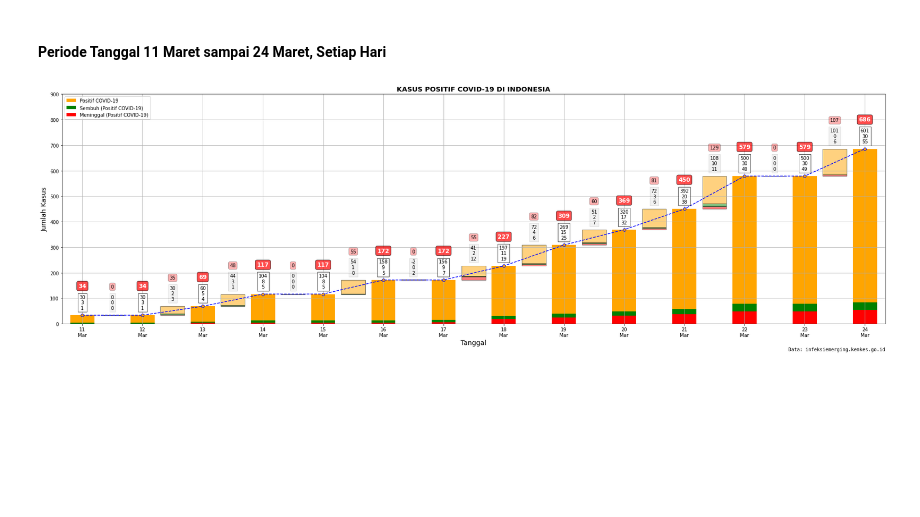
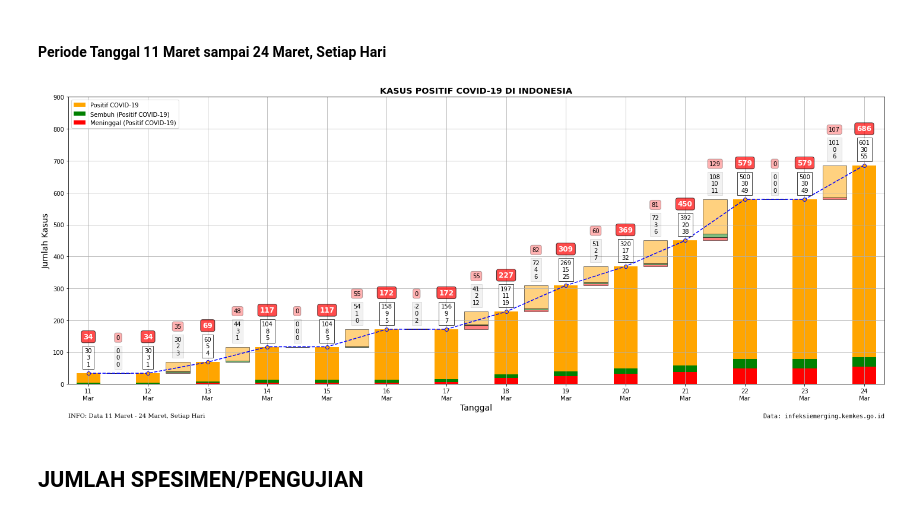
Before and after one commit to taruma/inkovis, a Jupyter notebook: notebook/inkovis_nb.ipynb, the cells around one changed output. Drawn from its saved outputs; the diff is of its cells as text; code cells hidden in the pictures; blank space fills up the shorter version.

Commit message:
UPDATE: Jumlah Spesimen / Pemeriksaan / Uji

```diff
--- a/notebook/inkovis_nb.ipynb
+++ b/notebook/inkovis_nb.ipynb
@@ -56,6 +56,8 @@ dataset.head()
 | 2020-02-22 | 121 | 0 | 0 | 0 | 121 | 0 | 0 |
 # %% [markdown]
 # VISUALISASI DATA
+# %%
+FIG_SIZE = (20, 8)
 # %% [markdown]
 ## JUMLAH KASUS POSITIF COVID-19 DI INDONESIA
 # %% [markdown]
@@ -209,7 +211,7 @@ def plot_covid_case(
     ax.text(
         0, -0.1, text_left,
         horizontalalignment='left',
-        verticalalignment='top', style='normal',
+        verticalalignment='top', style='normal', family='serif',
         transform = ax.transAxes
     )
 
@@ -246,8 +252,11 @@ plot_covid_case(raw_dataset, ax, mask=('2020-03', None), days=2)
 # %% [markdown]
 #### Periode Tanggal 11 Maret sampai 24 Maret, Setiap Hari
 # %%
-fig, ax = plt.subplots(figsize=(25,8))
+fig, ax = plt.subplots(figsize=FIG_SIZE)
 
-plot_covid_case(raw_dataset, ax, mask=('2020-03-11', '2020-03-24'), days=1)
+plot_covid_case(raw_dataset, ax, mask=('2020-03-11', '2020-03-24'), days=1, text_left='INFO: Data 11 Maret - 24 Maret, Setiap Hari')
+plt.savefig('GRAFIK_KASUS_POSITIF_11_24_MARET_HARIAN.png',dpi=150)
 # %% [output]
-[figure, old version]
+[figure, new version]
+# %% [markdown]
+## JUMLAH SPESIMEN/PENGUJIAN
```
Also changed, not shown: parts of 7 cells of this notebook.
